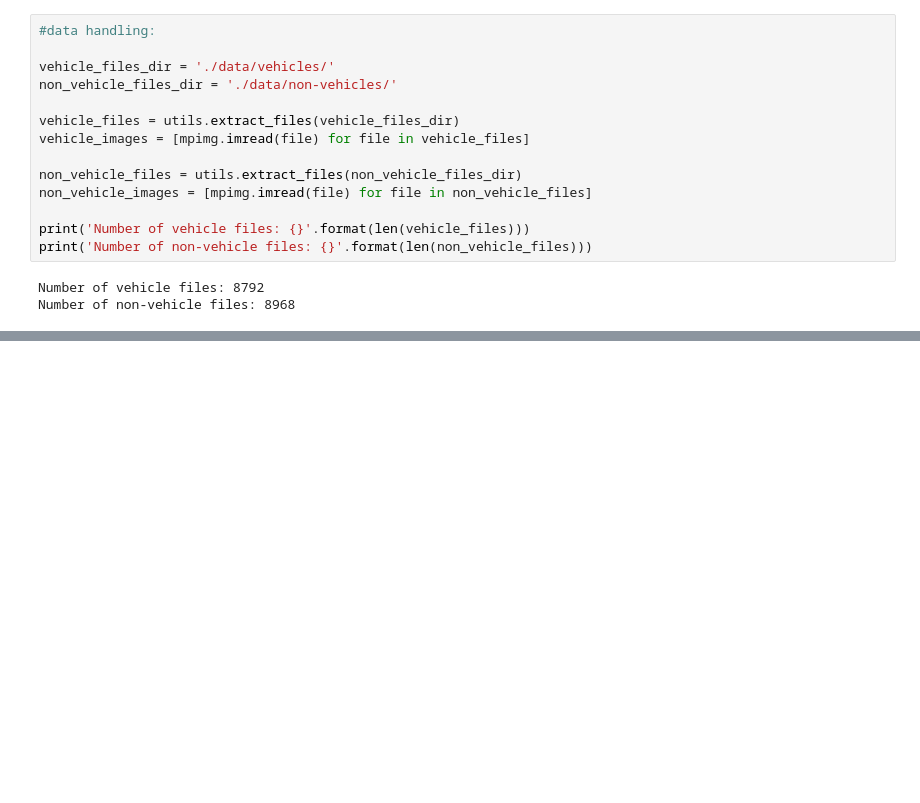
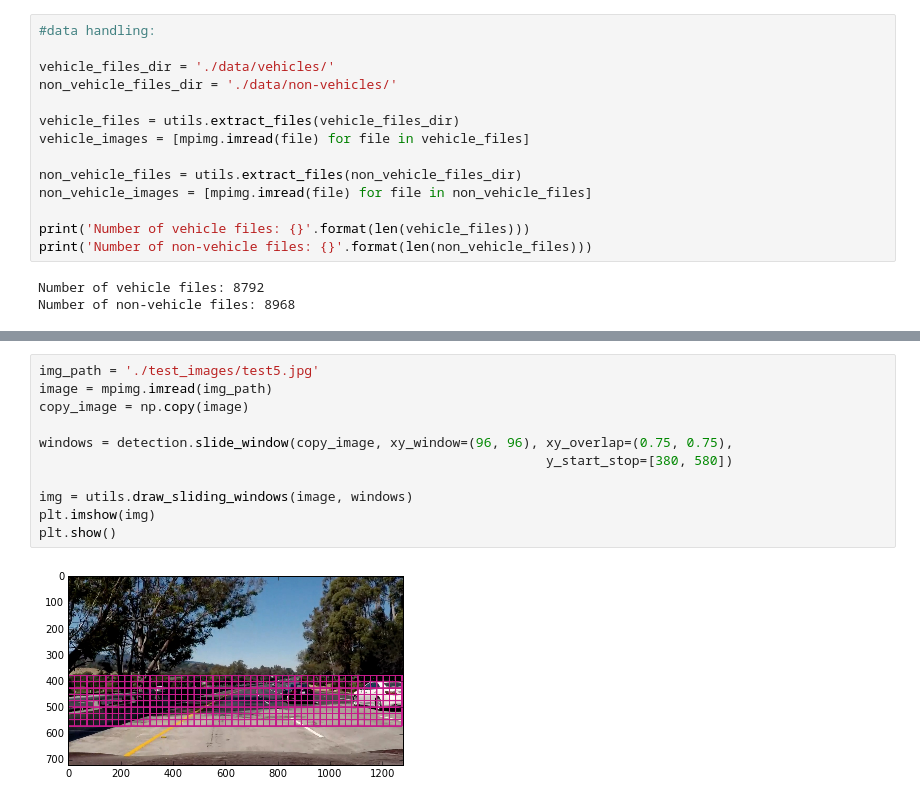
Before and after one commit to jsistla/vehicle-detection, a Jupyter notebook: Vehicle-detection.ipynb, the cells around one changed output, grey strips where cells are left out. Drawn from its saved outputs; the diff is of its cells as text; blank space fills up the shorter version.

```diff
--- a/Vehicle-detection.ipynb
+++ b/Vehicle-detection.ipynb
@@ -45,0 +93,13 @@ utils.show_images(non_vehicle_files, num_of_images=15, main_title='None-Vehicle
+# %%
+img_path = './test_images/test5.jpg'
+image = mpimg.imread(img_path)
+copy_image = np.copy(image)
+
+windows = detection.slide_window(copy_image, xy_window=(96, 96), xy_overlap=(0.75, 0.75),
+                                                                 y_start_stop=[380, 580])
+
+img = utils.draw_sliding_windows(image, windows)
+plt.imshow(img)
+plt.show()
+# %% [output]
+[figure, added]
```
Also changed, not shown: parts of 8 cells of this notebook, 3 other files.
